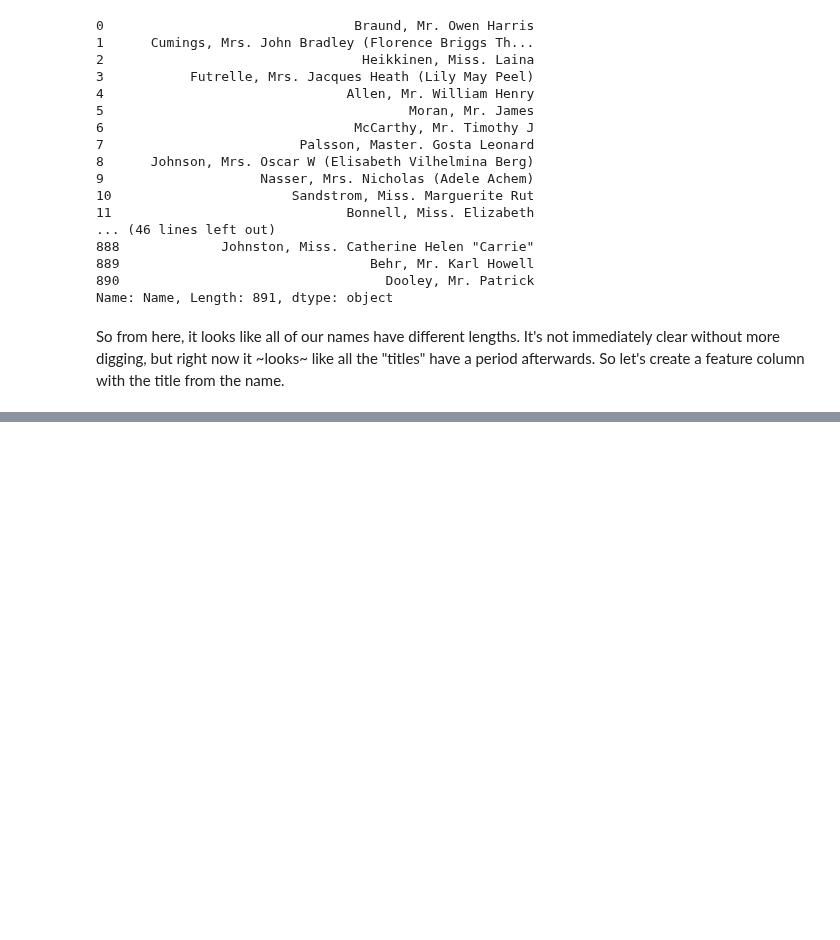
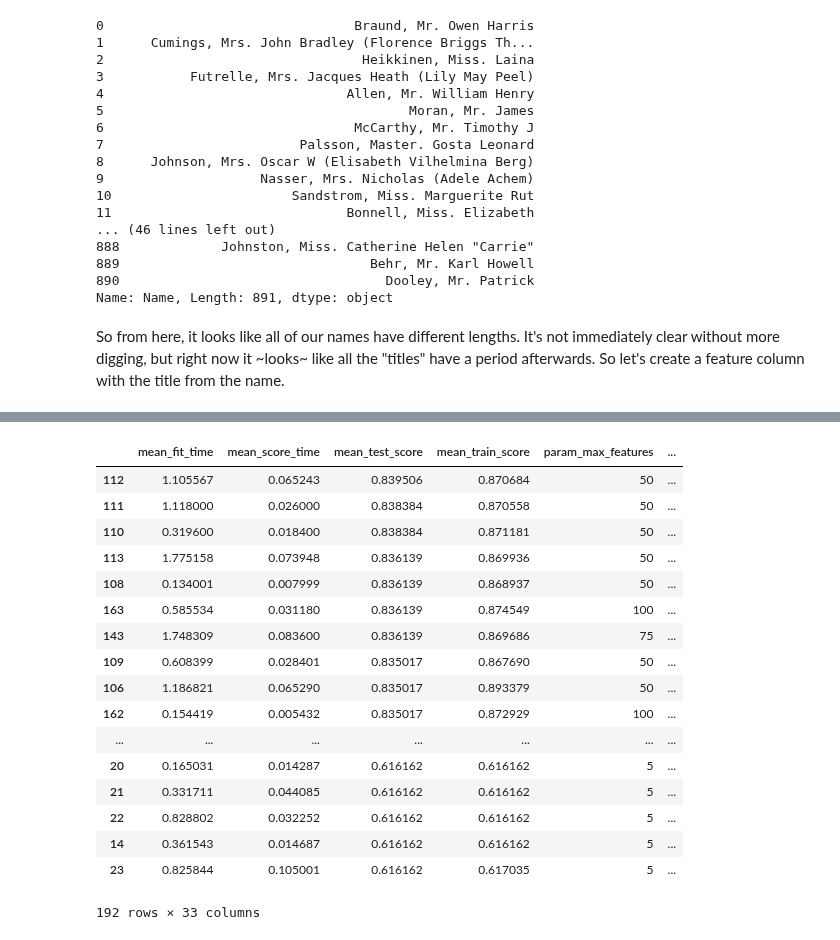
Before and after one commit to boudrejp/w207_supplemental, a Jupyter notebook: Week5/titanic_john.ipynb, the cells around one changed output, grey strips where cells are left out. Saved outputs shown, nothing was run; the diff lists cells and outputs as text; code cells hidden in the pictures; blank space fills up the shorter version.

```diff
--- a/Week5/titanic_john.ipynb
+++ b/Week5/titanic_john.ipynb
@@ -184,11 +184,11 @@ def ticket_preprocessing_pipeline(data, col = 'Ticket'):
     ticket_array = data[col]
     ticket_array = ticket_array.astype("str")
     ticket_prefix, ticket_num_digits = create_new_ticket_cols(ticket_array)
-    newdata = np.append(data, ticket_prefix, axis = 1)
-    newdata = np.append(newdata, ticket_num_digits, axis = 1)
+    data['ticket_prefix'] = ticket_prefix
+    data['ticket_num_digits'] = ticket_num_digits
 
     # need to keep in mind that we still have the original ticket column
     # need to get rid of this afterwards
-    return(newdata)
+    return(data)
 
 train_data_new, test_data_new = ticket_preprocessing_pipeline(train_data), ticket_preprocessing_pipeline(test_data)
@@ -276,0 +511,16 @@ Index(['PassengerId', 'Pclass', 'Name', 'Sex', 'Age', 'SibSp', 'Parch',
+# %%
+from sklearn.ensemble import RandomForestClassifier
+
+tstart = time.time()
+params = {'n_estimators' : [50, 100, 150, 250, 300, 500],\
+         'min_samples_leaf' : [1, 3, 5, 7],\
+         'max_features' : [5, 10, 15, 25, 50, 75, 100, 125]}
+
+clf = RandomForestClassifier(random_state = 0)
+cv_fit = GridSearchCV(clf, params, scoring = 'accuracy', cv = 10, n_jobs = -1)
+results = cv_fit.fit(train_data_final_ar, y_train)
+
+tdiff = time.time() - tstart
+print("Took " + str(tdiff) + " seconds")
+pd.DataFrame(results.cv_results_).sort_values(['rank_test_score'])
+# %% [output]
@@ -276,0 +528,18 @@ Index(['PassengerId', 'Pclass', 'Name', 'Sex', 'Age', 'SibSp', 'Parch',
+|  | mean_fit_time | mean_score_time | mean_test_score | mean_train_score | param_max_features | ... |
+| 112 | 1.105567 | 0.065243 | 0.839506 | 0.870684 | 50 | ... |
+| 111 | 1.118000 | 0.026000 | 0.838384 | 0.870558 | 50 | ... |
+| 110 | 0.319600 | 0.018400 | 0.838384 | 0.871181 | 50 | ... |
+| 113 | 1.775158 | 0.073948 | 0.836139 | 0.869936 | 50 | ... |
+| 108 | 0.134001 | 0.007999 | 0.836139 | 0.868937 | 50 | ... |
+| 163 | 0.585534 | 0.031180 | 0.836139 | 0.874549 | 100 | ... |
+| 143 | 1.748309 | 0.083600 | 0.836139 | 0.869686 | 75 | ... |
+| 109 | 0.608399 | 0.028401 | 0.835017 | 0.867690 | 50 | ... |
+| 106 | 1.186821 | 0.065290 | 0.835017 | 0.893379 | 50 | ... |
+| 162 | 0.154419 | 0.005432 | 0.835017 | 0.872929 | 100 | ... |
+| ... | ... | ... | ... | ... | ... | ... |
+| 20 | 0.165031 | 0.014287 | 0.616162 | 0.616162 | 5 | ... |
+| 21 | 0.331711 | 0.044085 | 0.616162 | 0.616162 | 5 | ... |
+| 22 | 0.828802 | 0.032252 | 0.616162 | 0.616162 | 5 | ... |
+| 14 | 0.361543 | 0.014687 | 0.616162 | 0.616162 | 5 | ... |
+| 23 | 0.825844 | 0.105001 | 0.616162 | 0.617035 | 5 | ... |
+192 rows × 33 columns
```
Also changed, not shown: parts of 32 cells of this notebook.
